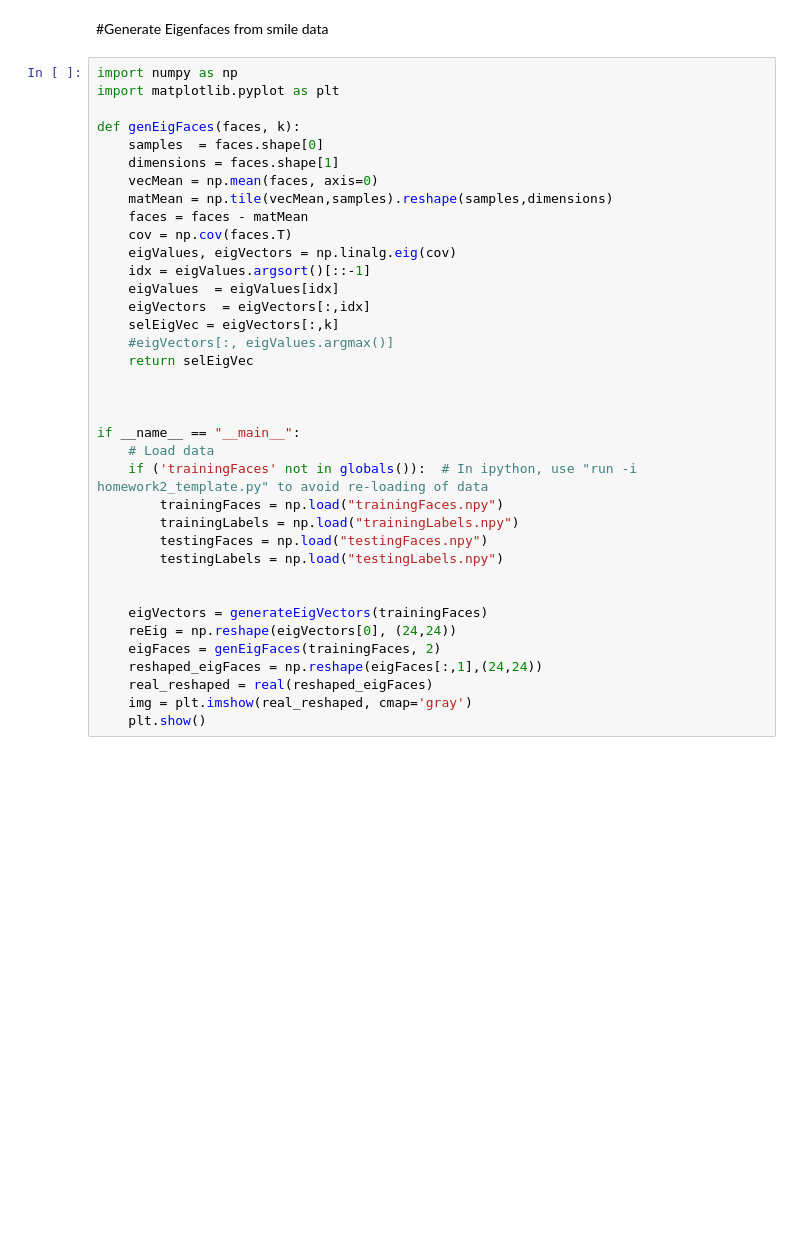
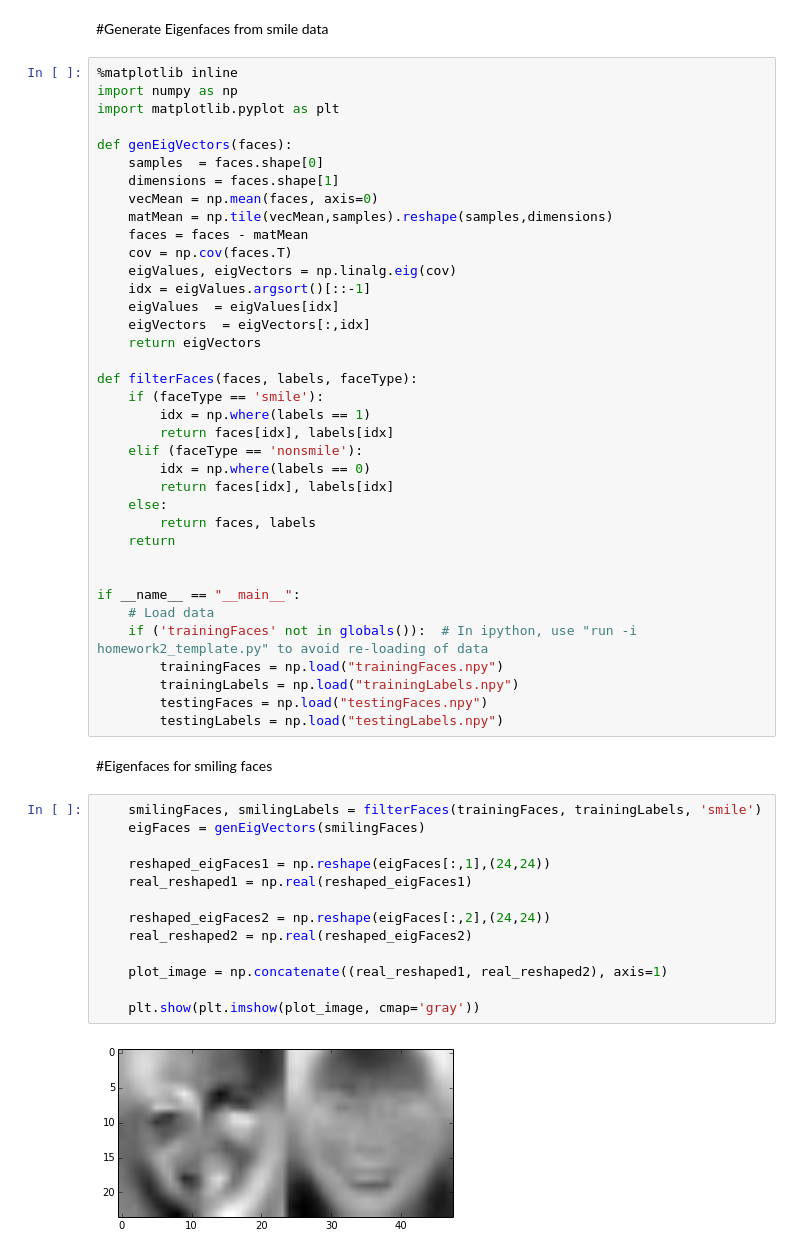
Before and after one commit to ArkAung/Eigenfaces, a Jupyter notebook: Eigenfaces.ipynb, the cells around one changed output. Cells and saved outputs as stored; diff of their text form; blank space fills up the shorter version.

Commit message:
Implement eigenfaces for all-smiling, non-smiling and smiling faces

```diff
--- a/Eigenfaces.ipynb
+++ b/Eigenfaces.ipynb
@@ -1,10 +1,11 @@
 # %% [markdown]
 #Generate Eigenfaces from smile data
 # %%
+%matplotlib inline
 import numpy as np
 import matplotlib.pyplot as plt
 
-def genEigFaces(faces, k):
+def genEigVectors(faces):
     samples  = faces.shape[0]
     dimensions = faces.shape[1]
     vecMean = np.mean(faces, axis=0)
@@ -15,10 +16,18 @@ def genEigFaces(faces, k):
     idx = eigValues.argsort()[::-1]
     eigValues  = eigValues[idx]
     eigVectors  = eigVectors[:,idx]
-    selEigVec = eigVectors[:,k]
-    #eigVectors[:, eigValues.argmax()]
-    return selEigVec
+    return eigVectors
 
+def filterFaces(faces, labels, faceType):
+    if (faceType == 'smile'):
+        idx = np.where(labels == 1)
+        return faces[idx], labels[idx]
+    elif (faceType == 'nonsmile'):
+        idx = np.where(labels == 0)
+        return faces[idx], labels[idx]
+    else:
+        return faces, labels
+    return
 
 
 if __name__ == "__main__":
@@ -28,12 +37,20 @@ if __name__ == "__main__":
         trainingLabels = np.load("trainingLabels.npy")
         testingFaces = np.load("testingFaces.npy")
         testingLabels = np.load("testingLabels.npy")
-
-
-    eigVectors = generateEigVectors(trainingFaces)
-    reEig = np.reshape(eigVectors[0], (24,24))
-    eigFaces = genEigFaces(trainingFaces, 2)
-    reshaped_eigFaces = np.reshape(eigFaces[:,1],(24,24))
-    real_reshaped = real(reshaped_eigFaces)
-    img = plt.imshow(real_reshaped, cmap='gray')
-    plt.show()
+# %% [markdown]
+#Eigenfaces for smiling faces
+# %%
+    smilingFaces, smilingLabels = filterFaces(trainingFaces, trainingLabels, 'smile')
+    eigFaces = genEigVectors(smilingFaces)
+
+    reshaped_eigFaces1 = np.reshape(eigFaces[:,1],(24,24))
+    real_reshaped1 = np.real(reshaped_eigFaces1)
+
+    reshaped_eigFaces2 = np.reshape(eigFaces[:,2],(24,24))
+    real_reshaped2 = np.real(reshaped_eigFaces2)
+
+    plot_image = np.concatenate((real_reshaped1, real_reshaped2), axis=1)
+
+    plt.show(plt.imshow(plot_image, cmap='gray'))
+# %% [output]
+[figure, added]
```
Also changed, not shown: parts of 4 cells of this notebook.
